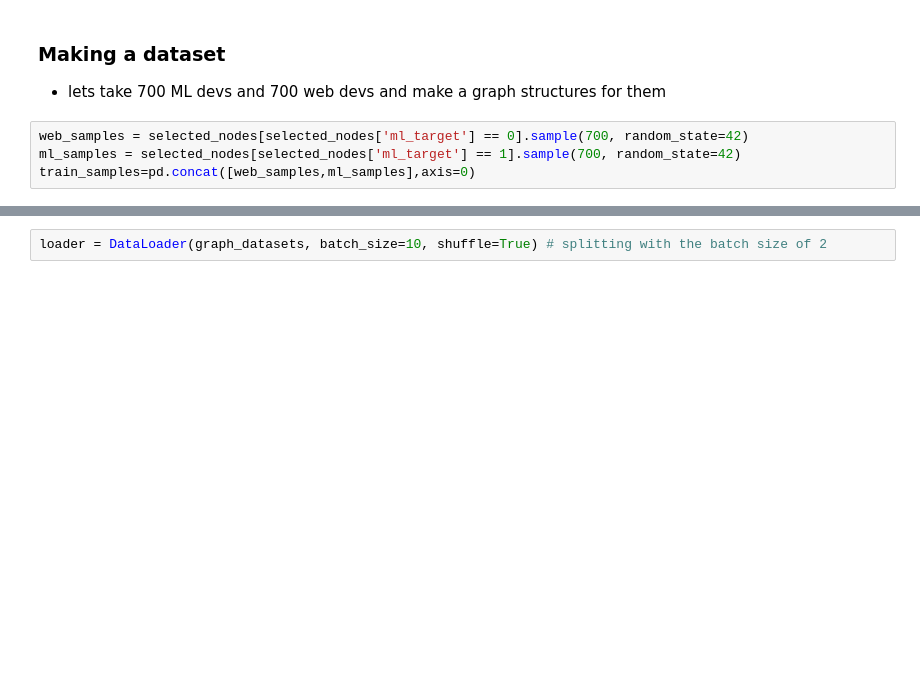
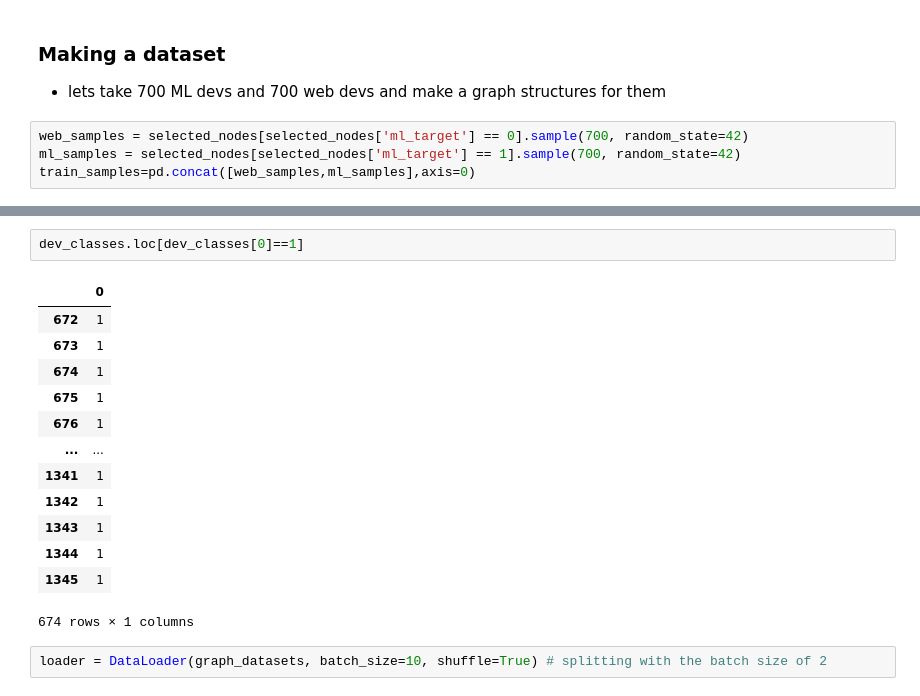
Before and after one commit to bharathwajan/git_users_domain_prediction, a Jupyter notebook: graph_data_creation.ipynb, the cells around one changed output, grey strips where cells are left out. Cells and saved outputs as stored; diff of their text form; blank space fills up the shorter version.

```diff
--- a/graph_data_creation.ipynb
+++ b/graph_data_creation.ipynb
@@ -239,3 +265,19 @@ graph_datasets[idx].edge_index,graph_datasets[idx].y
+# %%
+dev_classes.loc[dev_classes[0]==1]
+# %% [output]
+|  | 0 |
+| 672 | 1 |
+| 673 | 1 |
+| 674 | 1 |
+| 675 | 1 |
+| 676 | 1 |
+| ... | ... |
+| 1341 | 1 |
+| 1342 | 1 |
+| 1343 | 1 |
+| 1344 | 1 |
+| 1345 | 1 |
+674 rows × 1 columns
 # %%
 loader = DataLoader(graph_datasets, batch_size=10, shuffle=True) # splitting with the batch size of 2
 # %%
```
Also changed, not shown: parts of 6 cells of this notebook, 3 other files.
